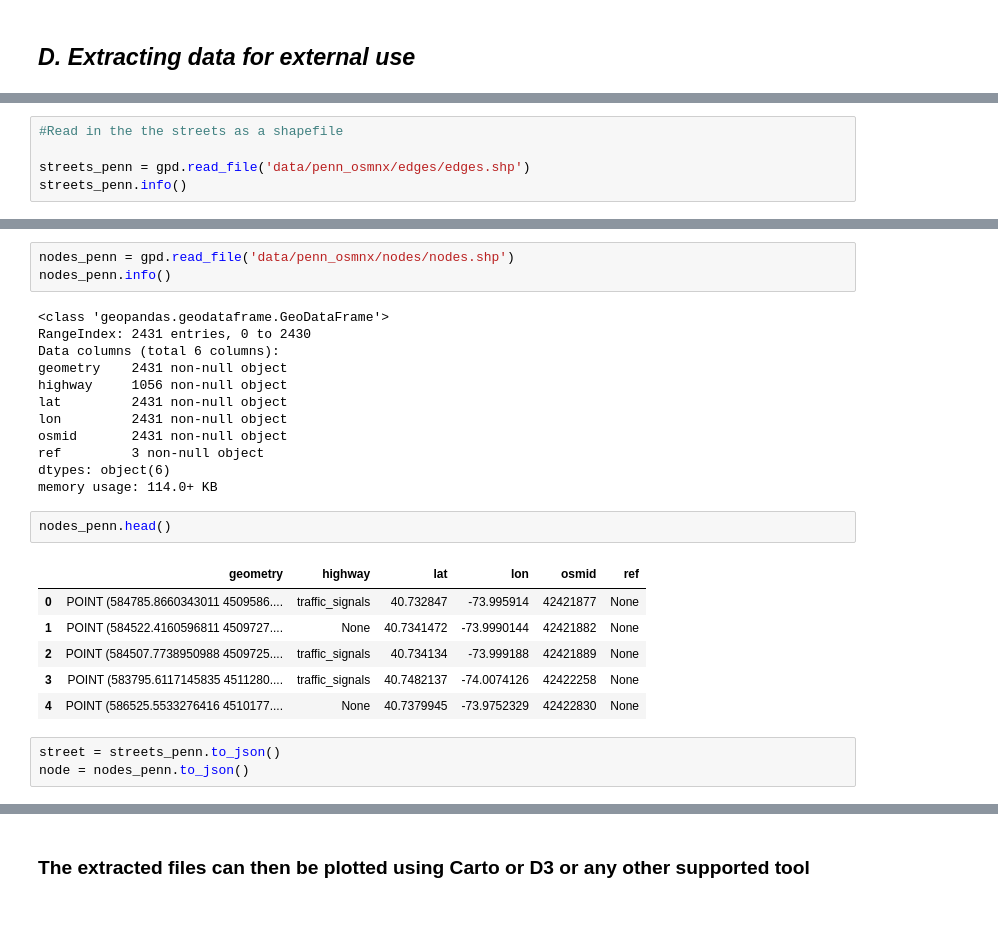
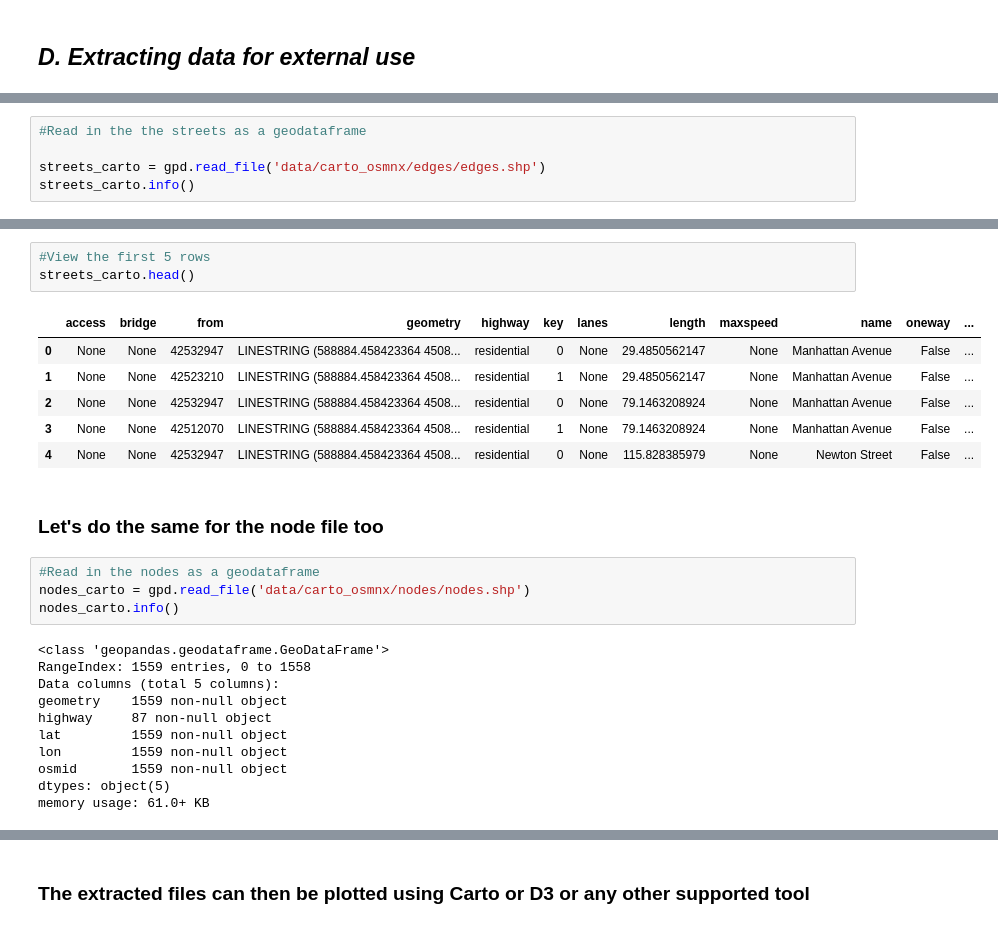
Before and after one commit to ManushiM/CartoCamp_Workshops, a Jupyter notebook: CartoCamp_OSMnx.ipynb, the cells around one changed output, grey strips where cells are left out. Cells and saved outputs as stored; diff of their text form.

```diff
--- a/CartoCamp_OSMnx.ipynb
+++ b/CartoCamp_OSMnx.ipynb
@@ -237,7 +263,7 @@ ox.save_graph_shapefile(G4, filename='penn_osmnx')
 # %%
-#Read in the the streets as a shapefile
+#Read in the the streets as a geodataframe
 
-streets_penn = gpd.read_file('data/penn_osmnx/edges/edges.shp')
-streets_penn.info()
+streets_carto = gpd.read_file('data/carto_osmnx/edges/edges.shp')
+streets_carto.info()
 # %% [output]
 <class 'geopandas.geodataframe.GeoDataFrame'>
@@ -269,27 +289,27 @@ streets_penn.head()
+# %%
+#View the first 5 rows
+streets_carto.head()
+# %% [output]
+|  | access | bridge | from | geometry | highway | key | lanes | length | maxspeed | name | oneway | ... |
+| 0 | None | None | 42532947 | LINESTRING (588884.458423364 4508... | residential | 0 | None | 29.4850562147 | None | Manhattan Avenue | False | ... |
+| 1 | None | None | 42523210 | LINESTRING (588884.458423364 4508... | residential | 1 | None | 29.4850562147 | None | Manhattan Avenue | False | ... |
+| 2 | None | None | 42532947 | LINESTRING (588884.458423364 4508... | residential | 0 | None | 79.1463208924 | None | Manhattan Avenue | False | ... |
+| 3 | None | None | 42512070 | LINESTRING (588884.458423364 4508... | residential | 1 | None | 79.1463208924 | None | Manhattan Avenue | False | ... |
+| 4 | None | None | 42532947 | LINESTRING (588884.458423364 4508... | residential | 0 | None | 115.828385979 | None | Newton Street | False | ... |
+# %% [markdown]
+### Let's do the same for the node file too
 # %%
-nodes_penn = gpd.read_file('data/penn_osmnx/nodes/nodes.shp')
-nodes_penn.info()
+#Read in the nodes as a geodataframe
+nodes_carto = gpd.read_file('data/carto_osmnx/nodes/nodes.shp')
+nodes_carto.info()
 # %% [output]
 <class 'geopandas.geodataframe.GeoDataFrame'>
-RangeIndex: 2431 entries, 0 to 2430
-Data columns (total 6 columns):
-geometry    2431 non-null object
-highway     1056 non-null object
-lat         2431 non-null object
-lon         2431 non-null object
-osmid       2431 non-null object
-ref         3 non-null object
-dtypes: object(6)
-memory usage: 114.0+ KB
+RangeIndex: 1559 entries, 0 to 1558
+Data columns (total 5 columns):
+geometry    1559 non-null object
+highway     87 non-null object
+lat         1559 non-null object
+lon         1559 non-null object
+osmid       1559 non-null object
+dtypes: object(5)
+memory usage: 61.0+ KB
-# %%
-nodes_penn.head()
-# %% [output]
-|  | geometry | highway | lat | lon | osmid | ref |
-| 0 | POINT (584785.8660343011 4509586.... | traffic_signals | 40.732847 | -73.995914 | 42421877 | None |
-| 1 | POINT (584522.4160596811 4509727.... | None | 40.7341472 | -73.9990144 | 42421882 | None |
-| 2 | POINT (584507.7738950988 4509725.... | traffic_signals | 40.734134 | -73.999188 | 42421889 | None |
-| 3 | POINT (583795.6117145835 4511280.... | traffic_signals | 40.7482137 | -74.0074126 | 42422258 | None |
-| 4 | POINT (586525.5533276416 4510177.... | None | 40.7379945 | -73.9752329 | 42422830 | None |
-# %%
-street = streets_penn.to_json()
-node = nodes_penn.to_json()
```
Also changed, not shown: parts of 32 cells of this notebook.
